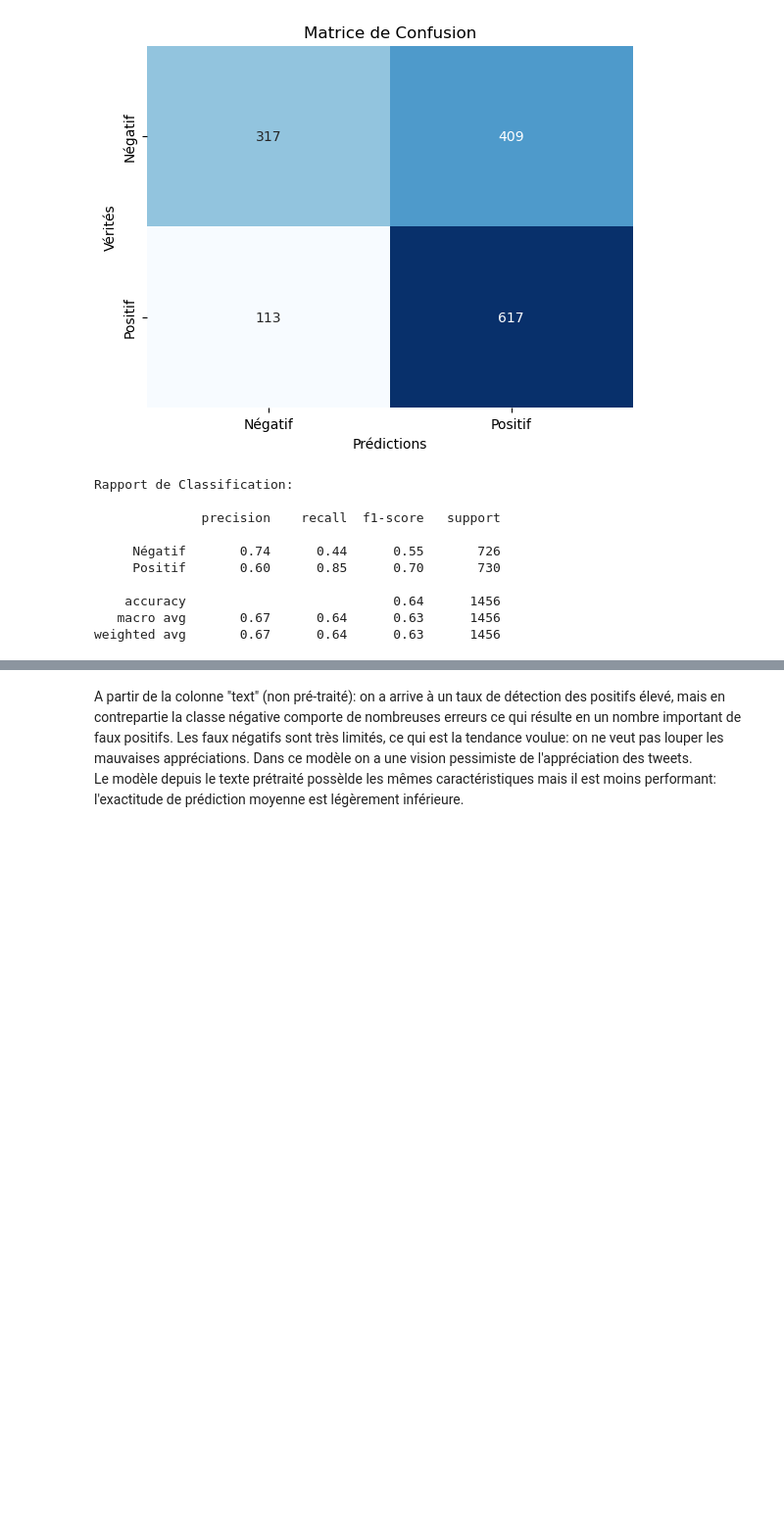
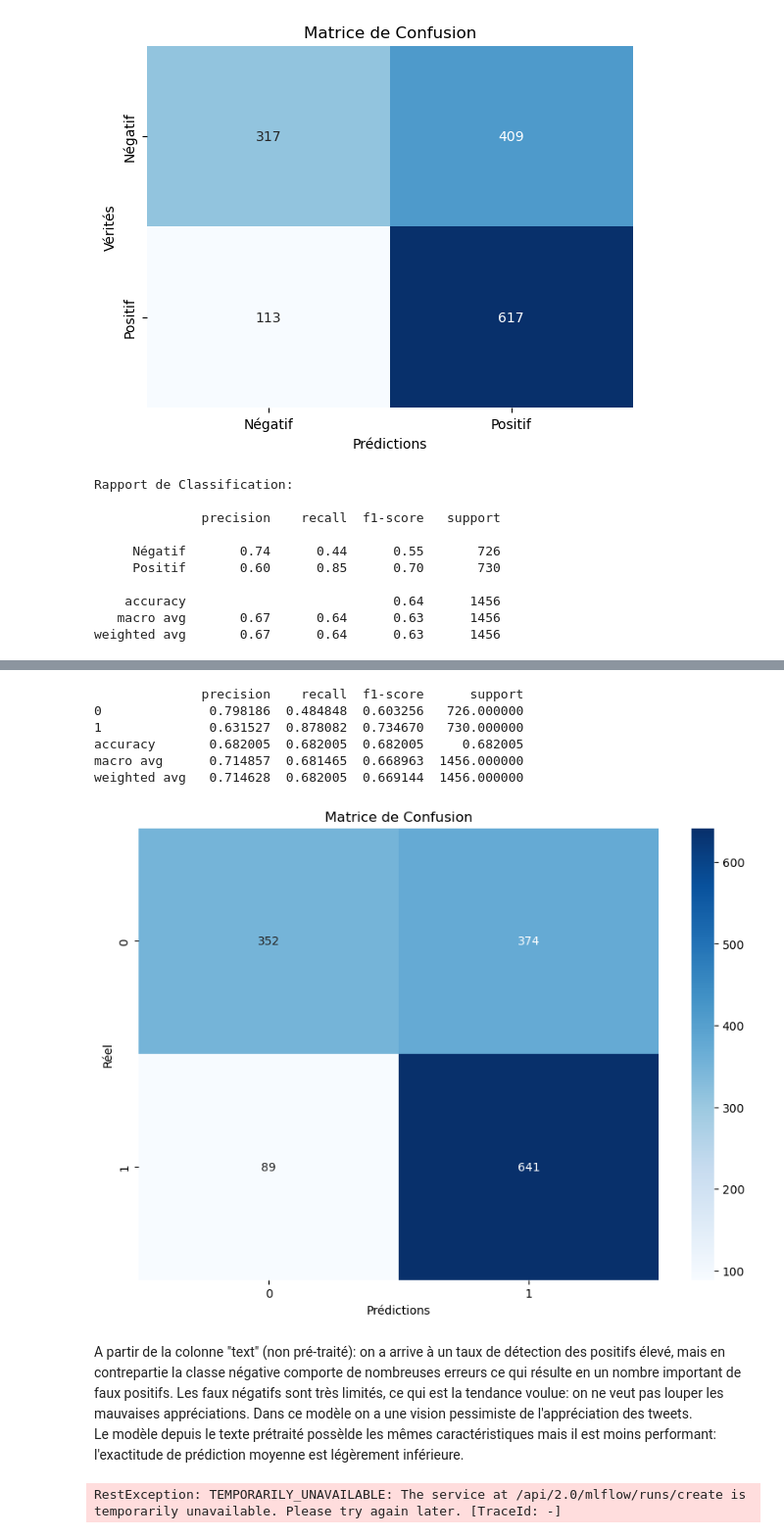
Before and after one commit to cecile-aie/oc_aiep7, a Jupyter notebook: azure_language_model.ipynb, the cells around one changed output, grey strips where cells are left out. Shown at 98% size. Drawn from its saved outputs; the diff is of its cells as text; code cells hidden in the pictures; blank space fills up the shorter version.

```diff
--- a/azure_language_model.ipynb
+++ b/azure_language_model.ipynb
@@ -4,10 +21,10 @@
 import os
 
 # This example requires environment variables named "LANGUAGE_KEY" and "LANGUAGE_ENDPOINT"
-language_key = os.environ.get('LANGUAGE_KEY')
-# "411dab1a118f4719bf8f48d8b4dc5cc1"
-language_endpoint = os.environ.get('LANGUAGE_ENDPOINT')
-# "https://nlpoc.cognitiveservices.azure.com/"
+language_key = "c2a3a85df2864bbd88d18e2006d64bf4"
+# os.environ.get('LANGUAGE_KEY')
+language_endpoint = "https://aiep7-2.cognitiveservices.azure.com/"
+# os.environ.get('LANGUAGE_ENDPOINT')
 # %%
 from azure.ai.textanalytics import TextAnalyticsClient
 from azure.core.credentials import AzureKeyCredential
@@ -166,5 +141,51 @@ weighted avg       0.67      0.64      0.63      1456
+# %%
+# Convertir le rapport en DataFrame
+report_df = pd.DataFrame(report).transpose()
+
+# Afficher le DataFrame
+print(report_df)
+# %% [output]
+              precision    recall  f1-score      support
+0              0.798186  0.484848  0.603256   726.000000
+1              0.631527  0.878082  0.734670   730.000000
+accuracy       0.682005  0.682005  0.682005     0.682005
+macro avg      0.714857  0.681465  0.668963  1456.000000
+weighted avg   0.714628  0.682005  0.669144  1456.000000
+# %%
+%matplotlib inline
+import matplotlib.pyplot as plt
+import seaborn as sns
+
+# Afficher la matrice de confusion
+plt.figure(figsize=(10, 7))
+sns.heatmap(cm, annot=True, fmt='d', cmap='Blues')
+plt.title('Matrice de Confusion')
+plt.xlabel('Prédictions')
+plt.ylabel('Réel')
+
+# Sauvegarder la figure
+plt.savefig("confusion_matrix.png")
+plt.show()  # Ajouter cette ligne pour afficher la figure
+plt.close()
+# %% [output]
+[figure, added]
 # %% [markdown]
 A partir de la colonne "text" (non pré-traité): on a arrive à un taux de détection des positifs élevé, mais en contrepartie la classe négative comporte de nombreuses erreurs ce qui résulte en un nombre important de faux positifs. Les faux négatifs sont très limités, ce qui est la tendance voulue: on ne veut pas louper les mauvaises appréciations. Dans ce modèle on a une vision pessimiste de l'appréciation des tweets.<br>
 Le modèle depuis le texte prétraité possèlde les mêmes caractéristiques mais il est moins performant: l'exactitude de prédiction moyenne est légèrement inférieure.
 # %%
 data.to_csv("./data/test_azure.csv", index=True)
+# %%
+with mlflow.start_run():
+    # Enregistrer les métriques
+    mlflow.log_metric("accuracy", accuracy)
+    for label, metrics in report.items():
+        if label not in ['accuracy', 'macro avg', 'weighted avg']:  # Ignorer les moyennes
+            mlflow.log_metric(f"precision_{label}", metrics['precision'])
+            mlflow.log_metric(f"recall_{label}", metrics['recall'])
+            mlflow.log_metric(f"f1-score_{label}", metrics['f1-score'])
+
+    # Enregistrer la matrice de confusion
+    mlflow.log_artifact("confusion_matrix.png")
+    mlflow.log_artifact("./data/test_azure.csv")
+# %% [output]
+RestException: TEMPORARILY_UNAVAILABLE: The service at /api/2.0/mlflow/runs/create is temporarily unavailable. Please try again later. [TraceId: -]
```
Also changed, not shown: parts of 8 cells of this notebook, 1 other file.
